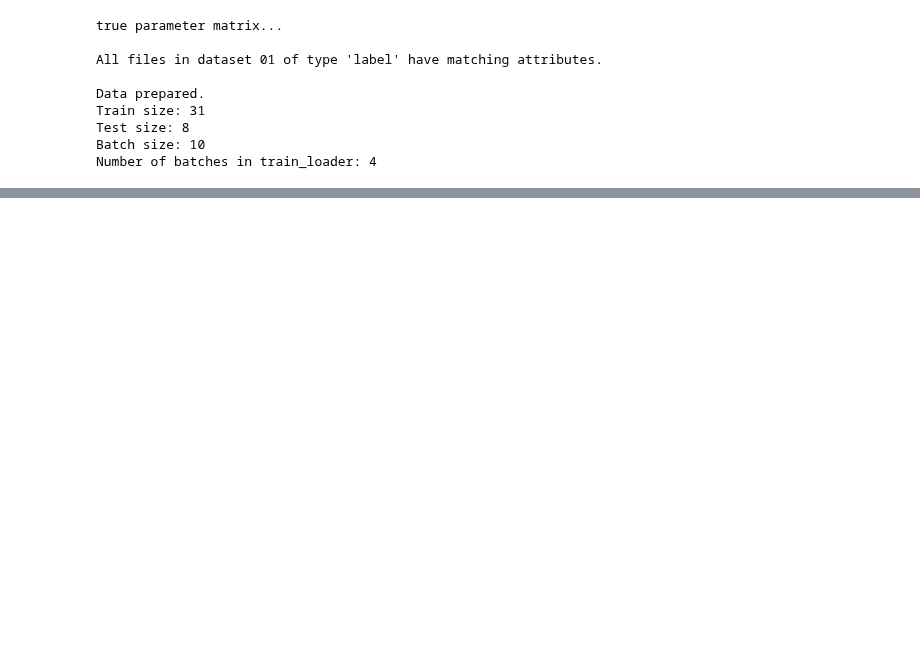
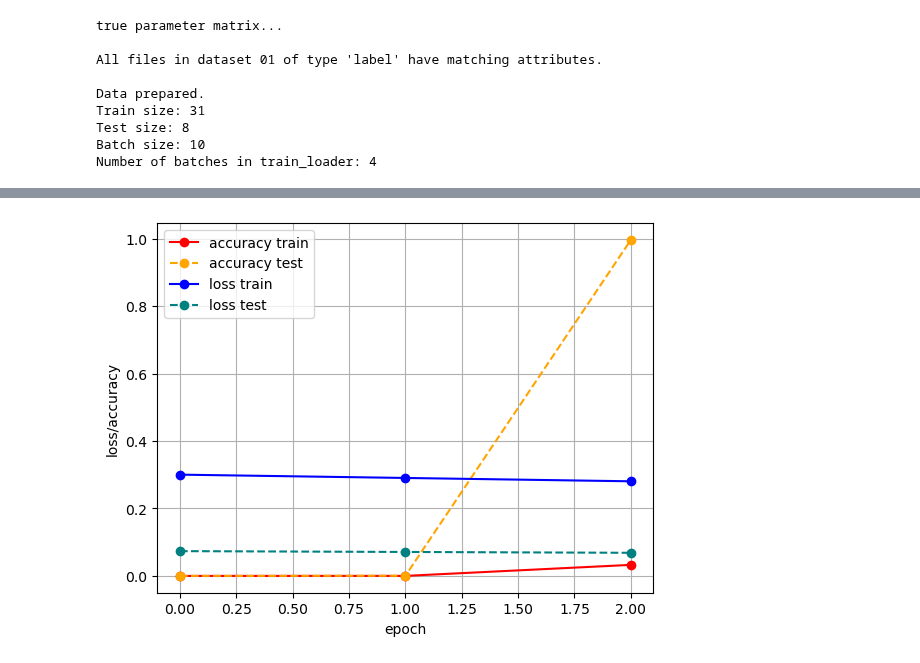
Before and after one commit to adamkurth/cxls_hitfinder, a Jupyter notebook: cnn/src/test_Everett.ipynb, the cells around one changed output, grey strips where cells are left out. Saved outputs shown, nothing was run; the diff lists cells and outputs as text; code cells hidden in the pictures; blank space fills up the shorter version.

```diff
--- a/cnn/src/test_Everett.ipynb
+++ b/cnn/src/test_Everett.ipynb
@@ -79,7 +79,7 @@ optimizer = optim.Adam(model1.parameters(), lr=0.001)
 device = torch.device("cuda" if torch.cuda.is_available() else "cpu")
 
 cfg = {
-    'num_epochs': 10,
+    'num_epochs': 3,
     'num_classes': 2,
     'batch_size': train_loader.batch_size,
     'test_size': len(train_loader.dataset),
@@ -92,4 +92,3 @@ cfg = {
 
 # arguments: self, model, loader: list, criterion, optimizer, device, cfg: dict
 t = u.TrainTestModels(model=model1, loader=[train_loader, test_loader], criterion=criterion, optimizer=optimizer, device=device, cfg=cfg)
-t.train()
@@ -113,0 +114,4 @@ Train accuracy: 0.9999992847442627
+# %%
+t.plot_loss_accuracy()
+# %% [output]
+[figure, added]
```
Also changed, not shown: parts of 5 cells of this notebook, 1 other file.
